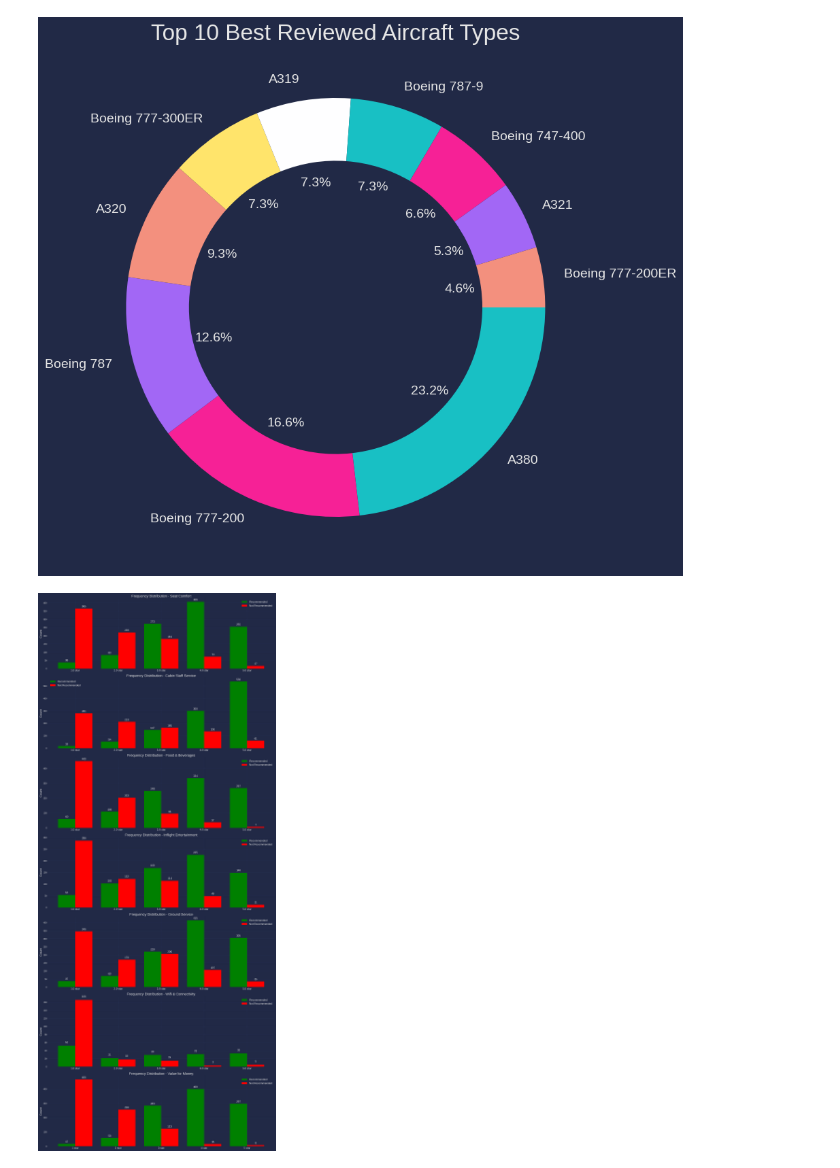
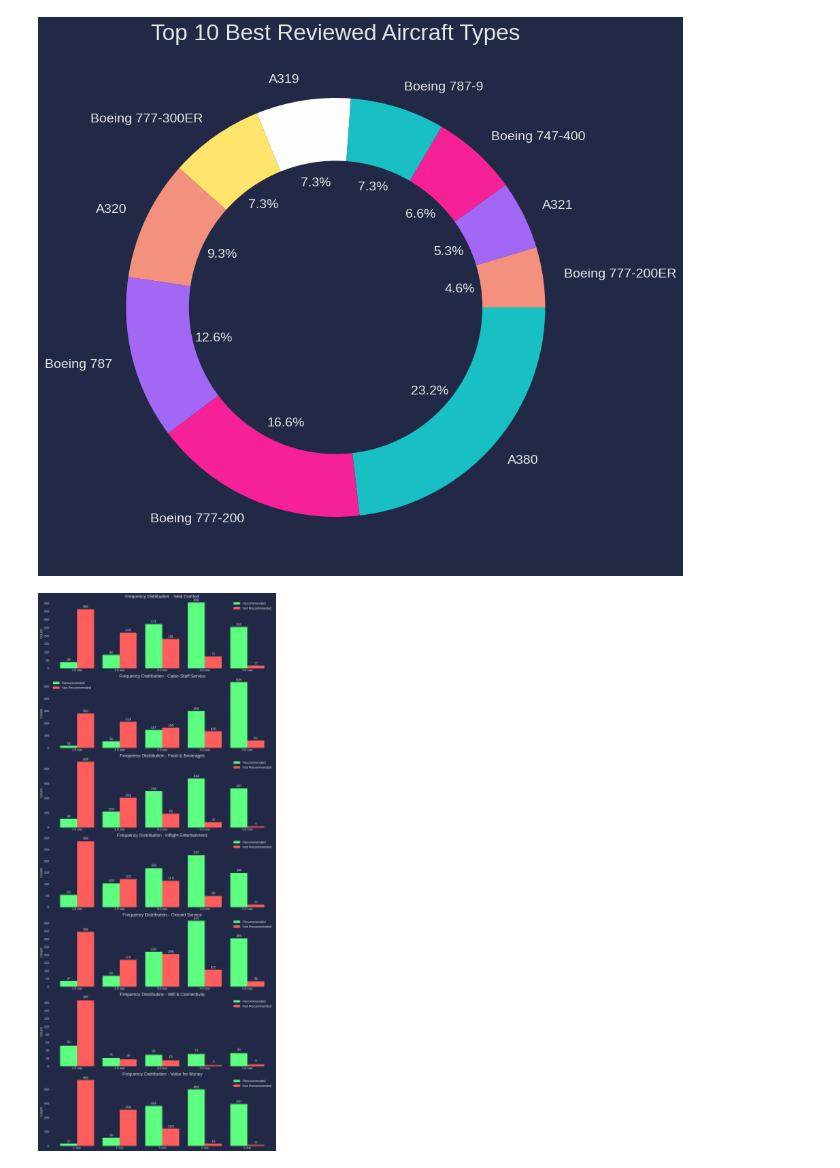
Before and after one commit to FlossyMaze/Airline-Customer-Review-Analysis, a Jupyter notebook: Task1 - WebScraping/Visualize_ReviewData.ipynb, the cells around one changed output. Saved outputs shown, nothing was run; the diff lists cells and outputs as text; code cells hidden in the pictures.

```diff
--- a/Task1 - WebScraping/Visualize_ReviewData.ipynb
+++ b/Task1 - WebScraping/Visualize_ReviewData.ipynb
@@ -237,38 +237,41 @@ num_categories = len(rating_categories)
 # %%
 # Create subplots dynamically
 fig, axes = plt.subplots(nrows=num_categories, ncols=1, figsize=(15, 5 * num_categories))
 plt.subplots_adjust(hspace=0.5)
 
 # Loop through each rating category
 for i, category in enumerate(rating_categories):
     # Frequency distribution for both recommended and not recommended
     recommended_counts = recommended_df[category].value_counts().sort_index()
     not_recommended_counts = not_recommended_df[category].value_counts().sort_index()
 
     # Plot for both recommended and not recommended in the same chart
     ax = axes[i]
     width = 0.4  # Width of the bars
     x = np.arange(len(recommended_counts))
 
-    ax.bar(x - width/2, recommended_counts, width=width, color='green', label='Recommended')
-    ax.bar(x + width/2, not_recommended_counts, width=width, color='red', label='Not Recommended')
+    ax.bar(x - width/2, recommended_counts, width=width, color='#5cff7f', label='Recommended')
+    ax.bar(x + width/2, not_recommended_counts, width=width, color='#ff5e5c', label='Not Recommended')
 
-    ax.set_title(f'Frequency Distribution - {custom_titles[category]}', fontsize=16)
-    ax.set_ylabel('Count', fontsize=14)
+    ax.set_title(f'Frequency Distribution - {custom_titles[category]}', fontsize=20)
+    ax.set_ylabel('Count', fontsize=16)
     ax.set_xticks(x)
-    ax.set_xticklabels([f'{star} star' for star in recommended_counts.index.astype(str)], fontsize=12)
+    ax.set_xticklabels([f'{star} star' for star in recommended_counts.index.astype(str)])
 
     # Display counts of recommended and not recommended
     for idx, count in enumerate(recommended_counts):
-        ax.text(idx - width/2, count + 5, str(count), ha='center', va='bottom', fontsize=12)
+        ax.text(idx - width/2, count + 5, str(count), ha='center', va='bottom', fontsize=15)
 
     for idx, count in enumerate(not_recommended_counts):
-        ax.text(idx + width/2, count + 5, str(count), ha='center', va='bottom', fontsize=12)
+        ax.text(idx + width/2, count + 5, str(count), ha='center', va='bottom', fontsize=15)
 
-    ax.legend(fontsize=12)
+    ax.legend(fontsize=15)
+
+    # Increase font size for tick labels
+    ax.tick_params(axis='both', labelsize=14)
 
 # Adjust layout
 plt.tight_layout()
 plt.show()
 # %% [output]
-[figure, old version]
+[figure, new version]
```
Also changed, not shown: parts of 8 cells of this notebook.
